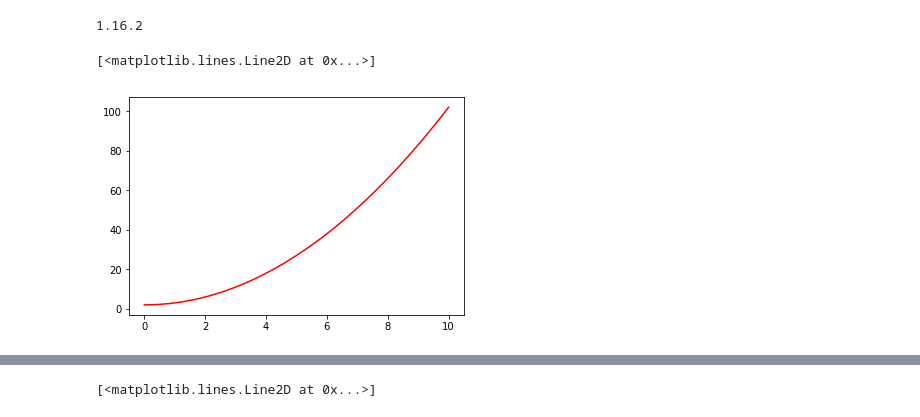
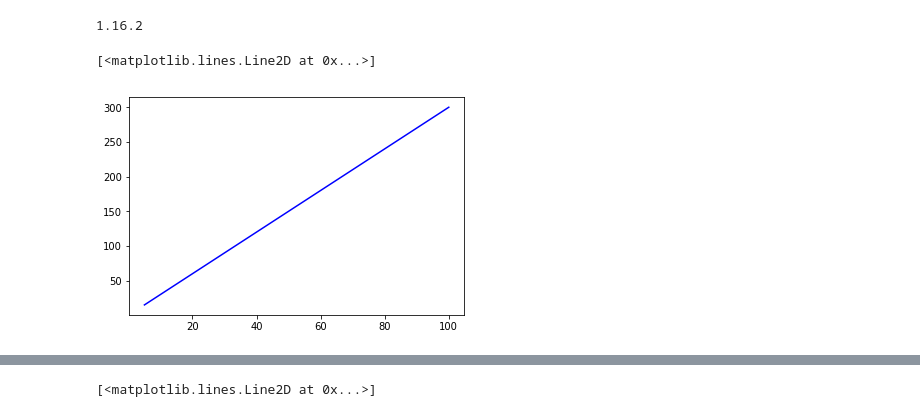
Before and after one commit to Abisola-ds/Python-Libraries-for-data-science, a Jupyter notebook: Matplotlib.ipynb, the cells around one changed output, grey strips where cells are left out. Cells and saved outputs as stored; diff of their text form; code cells hidden in the pictures.

```diff
--- a/Matplotlib.ipynb
+++ b/Matplotlib.ipynb
@@ -44,9 +44,9 @@ import numpy as np
 # %% [output]
 1.16.2
 # %%
-x = np.linspace(0,10,25)
-y = x*x +2
-pylab.plot(x,y, "r")                            #r stands for red color
+x = np.linspace(5,100, 20)
+y = x+x *2
+pylab.plot(x,y, "b")                            #b stands for blue color
 # %% [output]
 [<matplotlib.lines.Line2D at 0x...>]
-[figure, old version]
+[figure, new version]
```
Also changed, not shown: parts of 2 cells of this notebook, 1 other file.
